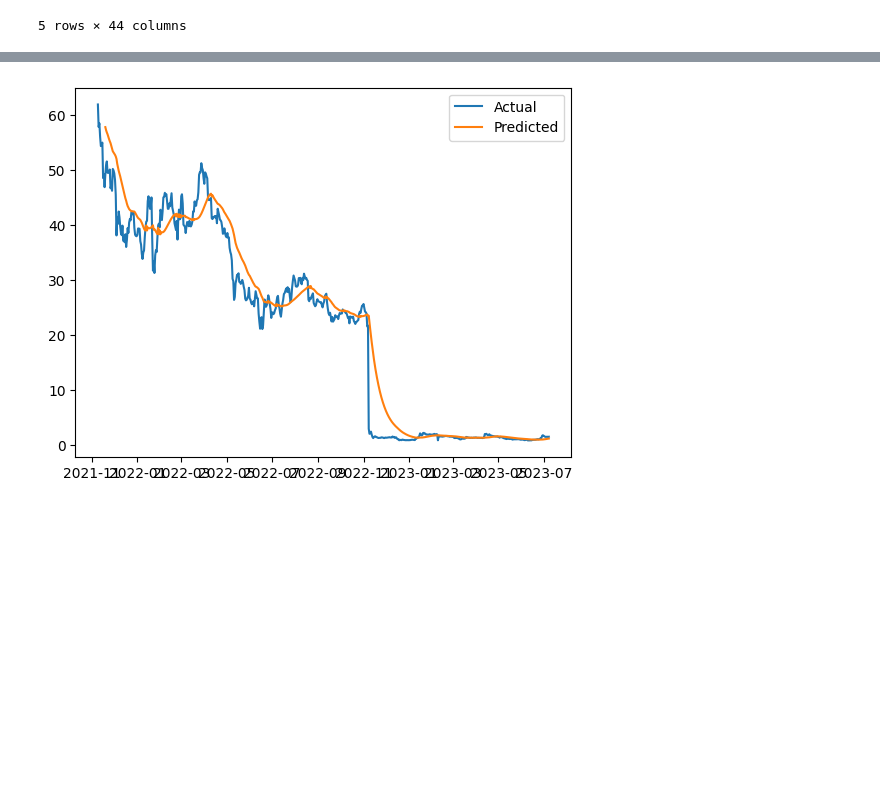
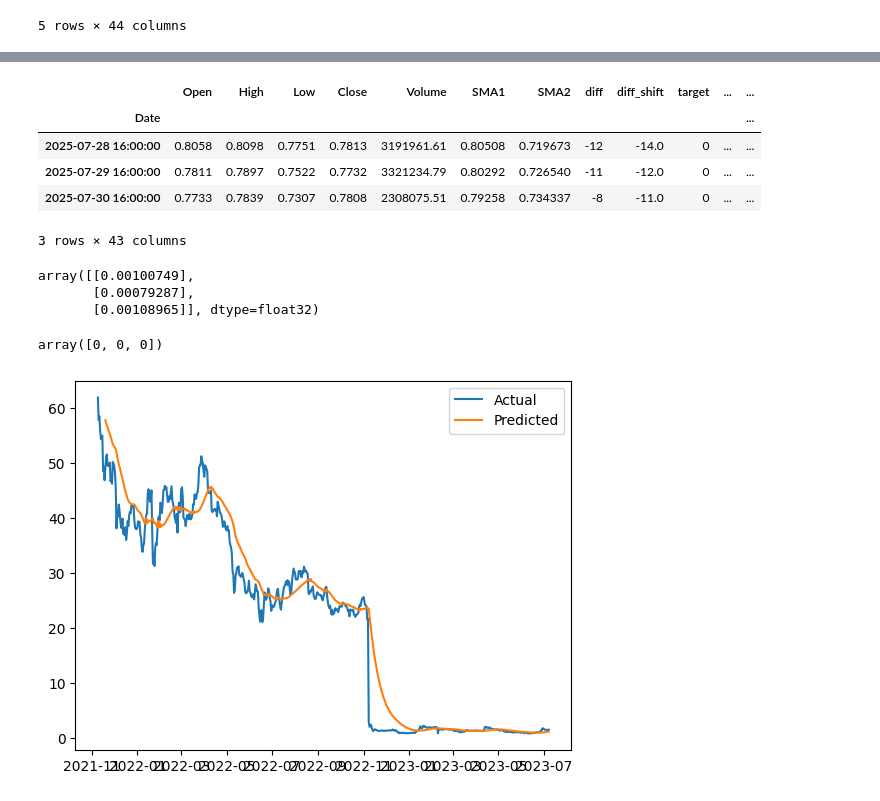
Before and after one commit to Nekhaenko/BigData1, a Jupyter notebook: Untitled14_1.ipynb, the cells around one changed output, grey strips where cells are left out. Cells and saved outputs as stored; diff of their text form; code cells hidden in the pictures; blank space fills up the shorter version.

```diff
--- a/Untitled14_1.ipynb
+++ b/Untitled14_1.ipynb
@@ -1115,3 +1082,24 @@ with open('model_2024_02_19_0.pkl', 'rb') as f:
+# %%
+df[-3:]
+# %% [output]
+|  | Open | High | Low | Close | Volume | SMA1 | SMA2 | diff | diff_shift | target | ... | ... |
+| Date |  |  |  |  |  |  |  |  |  |  |  | ... |
+| 2025-07-28 16:00:00 | 0.8058 | 0.8098 | 0.7751 | 0.7813 | 3191961.61 | 0.80508 | 0.719673 | -12 | -14.0 | 0 | ... | ... |
+| 2025-07-29 16:00:00 | 0.7811 | 0.7897 | 0.7522 | 0.7732 | 3321234.79 | 0.80292 | 0.726540 | -11 | -12.0 | 0 | ... | ... |
+| 2025-07-30 16:00:00 | 0.7733 | 0.7839 | 0.7307 | 0.7808 | 2308075.51 | 0.79258 | 0.734337 | -8 | -11.0 | 0 | ... | ... |
+3 rows × 43 columns
+# %%
+predictions = automl.predict(df[-3:])
+predictions
+# %% [output]
+array([[0.00100749],
+       [0.00079287],
+       [0.00108965]], dtype=float32)
+# %%
+y_pred = (predictions.data[:, 0]>0.5)*1
+y_pred
+# %% [output]
+array([0, 0, 0])
 # %%
 import pandas as pd
 import matplotlib.pyplot as plt
```
Also changed, not shown: parts of 23 cells of this notebook.
